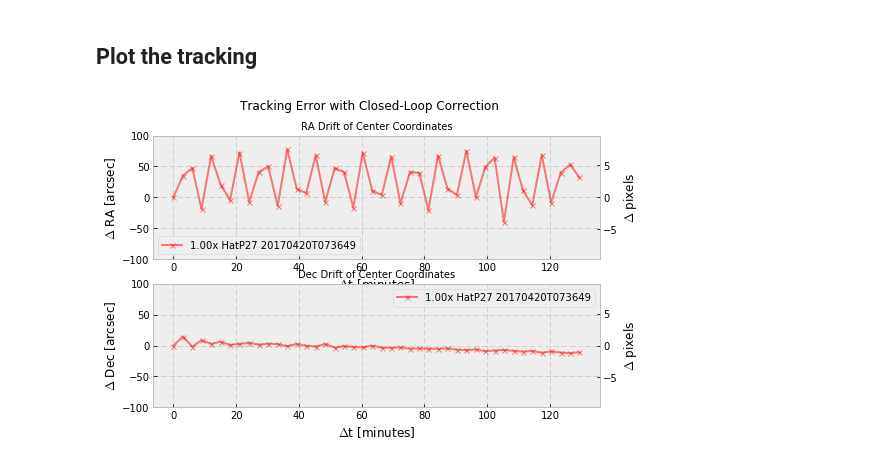
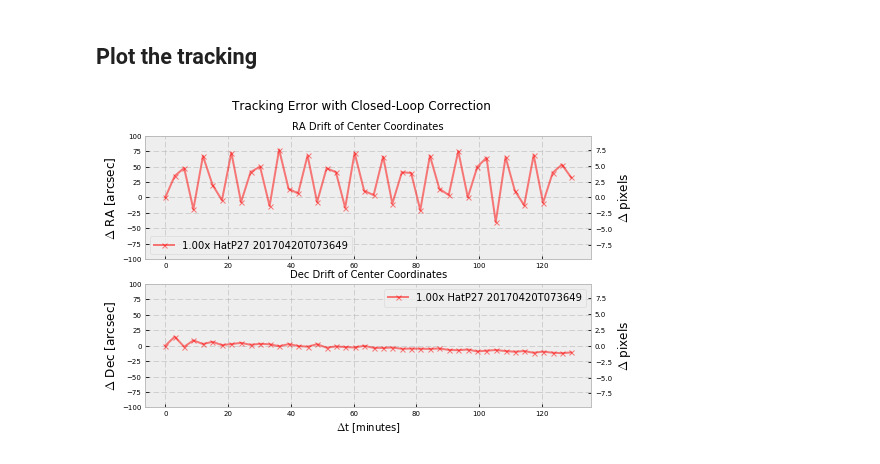
Before and after one commit to panoptes/panoptes-pipeline, a Jupyter notebook: examples/notebooks/Tracking-Error-Demonstration.ipynb, the cells around one changed output. Cells and saved outputs as stored; diff of their text form; code cells hidden in the pictures.

Commit message:
Prettier plot

```diff
--- a/examples/notebooks/Tracking-Error-Demonstration.ipynb
+++ b/examples/notebooks/Tracking-Error-Demonstration.ipynb
@@ -159,44 +159,44 @@ for item in sorted(list(d_ra.keys())):
 #     ax2.plot(x0, y1 - fitted_model2(x0), 'g')
 
 
-ax1.set_xlabel("$\Delta$t [minutes]")
+# ax1.set_xlabel("$\Delta$t [minutes]")
 ax1.set_ylabel('$\Delta$ RA [arcsec]')
-# ax1.tick_params(labelsize=17)
+ax1.tick_params(labelsize=7)
 ax1.set_ylim(-100,100)
 ax1.set_title("RA Drift of Center Coordinates", fontsize=10)
 
-ax2.set_xlabel("$\Delta$t [minutes]")
+ax2.set_xlabel("$\Delta$t [minutes]", fontsize=10)
 ax2.set_ylabel('$\Delta$ Dec [arcsec]')
-# ax2.tick_params(labelsize=17)
+ax2.tick_params(labelsize=7)
 ax2.set_ylim(-100,100)
 ax2.set_title("Dec Drift of Center Coordinates", fontsize=10)
 
 # Pixel labels
 ax3 = ax1.twinx()
 ax3.set_ylabel('$\Delta$ pixels')
-# ax3.tick_params(labelsize=16)
+ax3.tick_params(labelsize=7)
 arcs = ax1.get_yticks()
 ax3.set_ylim(arcs[0] / 10.31, arcs[-1] / 10.31)
 ax3.grid(False)
 
 # Pixel labels
 ax3 = ax2.twinx()
 ax3.set_ylabel('$\Delta$ pixels')
-# ax3.tick_params(labelsize=16)
+ax3.tick_params(labelsize=7)
 arcs = ax2.get_yticks()
 ax3.set_ylim(arcs[0] / 10.31, arcs[-1] / 10.31)
 ax3.grid(False)
 
 # Adjust arcseconds to look prettier
 # ax1.set_yticks([-50,0,50])
 # ax2.set_yticks([-50,0,50])
 
 ax1.legend()
 ax2.legend()
 
 # plt.tight_layout()
 # plt.subplots_adjust(top=.91)
 plt.suptitle('Tracking Error with Closed-Loop Correction')
 plt.savefig('tracking-errors.png', dpi=300)
 # %% [output]
-[figure, old version]
+[figure, new version]
```
Also changed, not shown: 1 other file.
